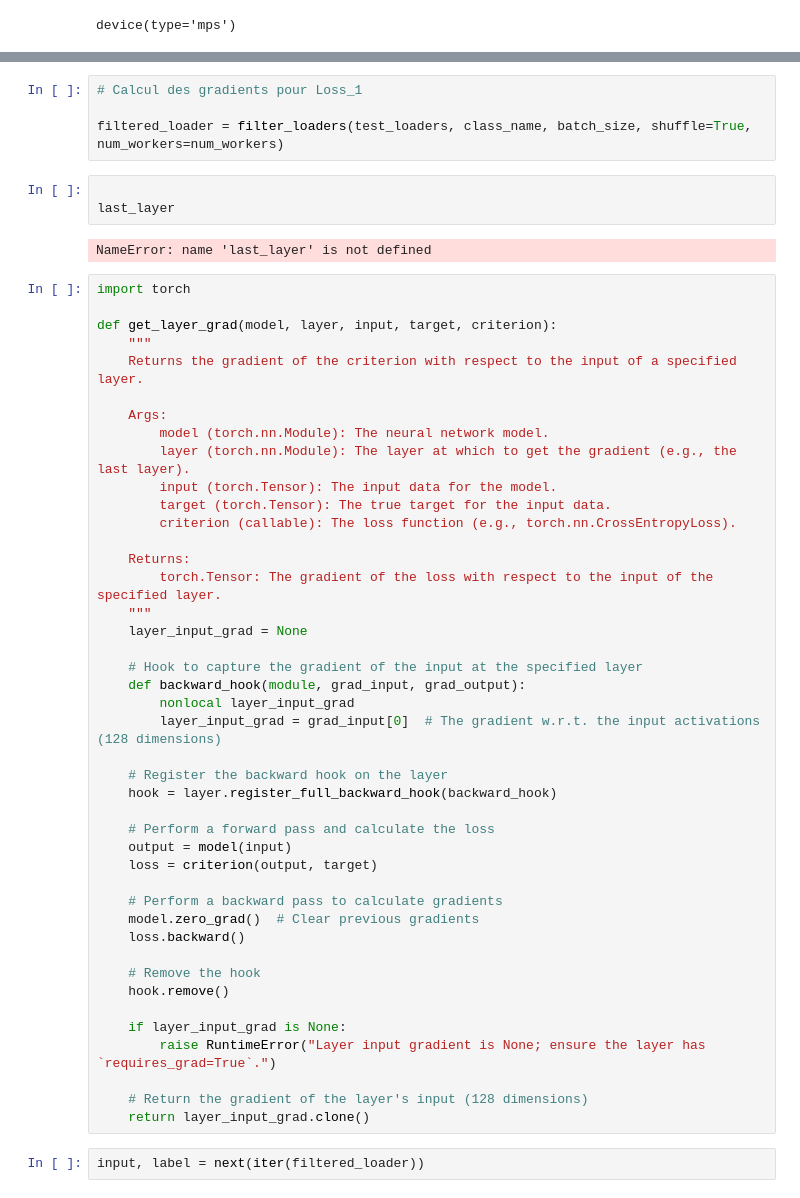
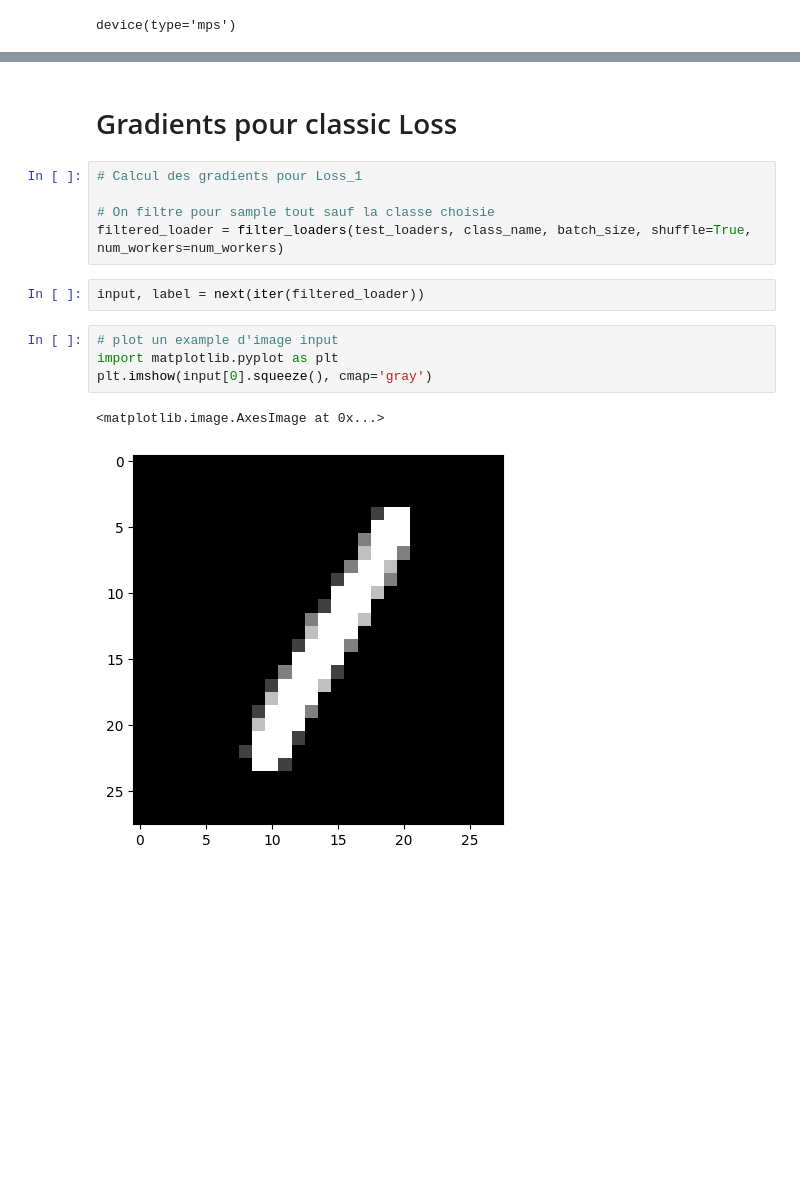
Before and after one commit to owl1996/MachineUL, a Jupyter notebook: main.ipynb, the cells around one changed output, grey strips where cells are left out. Drawn from its saved outputs; the diff is of its cells as text; blank space fills up the shorter version.

```diff
--- a/main.ipynb
+++ b/main.ipynb
@@ -44,54 +59,16 @@ class_name = '0 - zero'
+# %% [markdown]
+# Gradients pour classic Loss
 # %%
 # Calcul des gradients pour Loss_1
 
+# On filtre pour sample tout sauf la classe choisie
 filtered_loader = filter_loaders(test_loaders, class_name, batch_size, shuffle=True, num_workers=num_workers)
-# %%
-
-last_layer
-# %% [output]
-NameError: name 'last_layer' is not defined
-# %%
-import torch
-
-def get_layer_grad(model, layer, input, target, criterion):
-    """
-    Returns the gradient of the criterion with respect to the input of a specified layer.
-
-    Args:
-        model (torch.nn.Module): The neural network model.
-        layer (torch.nn.Module): The layer at which to get the gradient (e.g., the last layer).
-        input (torch.Tensor): The input data for the model.
-        target (torch.Tensor): The true target for the input data.
-        criterion (callable): The loss function (e.g., torch.nn.CrossEntropyLoss).
-
-    Returns:
-        torch.Tensor: The gradient of the loss with respect to the input of the specified layer.
-    """
-    layer_input_grad = None
-
-    # Hook to capture the gradient of the input at the specified layer
-    def backward_hook(module, grad_input, grad_output):
-        nonlocal layer_input_grad
-        layer_input_grad = grad_input[0]  # The gradient w.r.t. the input activations (128 dimensions)
-
-    # Register the backward hook on the layer
-    hook = layer.register_full_backward_hook(backward_hook)
-
-    # Perform a forward pass and calculate the loss
-    output = model(input)
-    loss = criterion(output, target)
-
-    # Perform a backward pass to calculate gradients
-    model.zero_grad()  # Clear previous gradients
-    loss.backward()
-
-    # Remove the hook
-    hook.remove()
-
-    if layer_input_grad is None:
-        raise RuntimeError("Layer input gradient is None; ensure the layer has `requires_grad=True`.")
-
-    # Return the gradient of the layer's input (128 dimensions)
-    return layer_input_grad.clone()
 # %%
 input, label = next(iter(filtered_loader))
+# %%
+# plot un example d'image input
+import matplotlib.pyplot as plt
+plt.imshow(input[0].squeeze(), cmap='gray')
+# %% [output]
+<matplotlib.image.AxesImage at 0x...>
+[figure, added]
```
Also changed, not shown: parts of 26 cells of this notebook.
